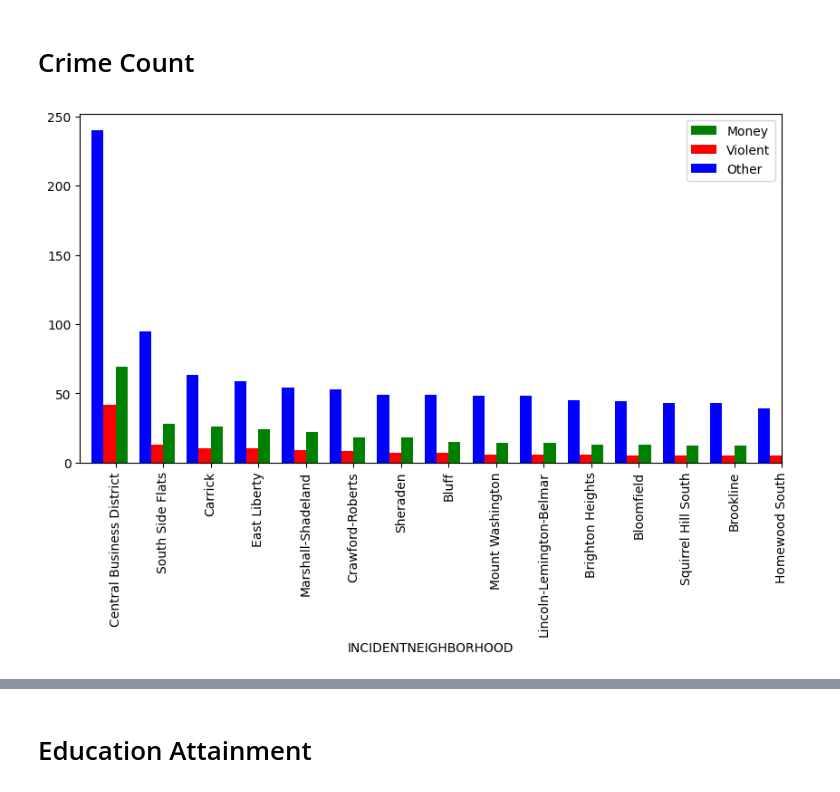
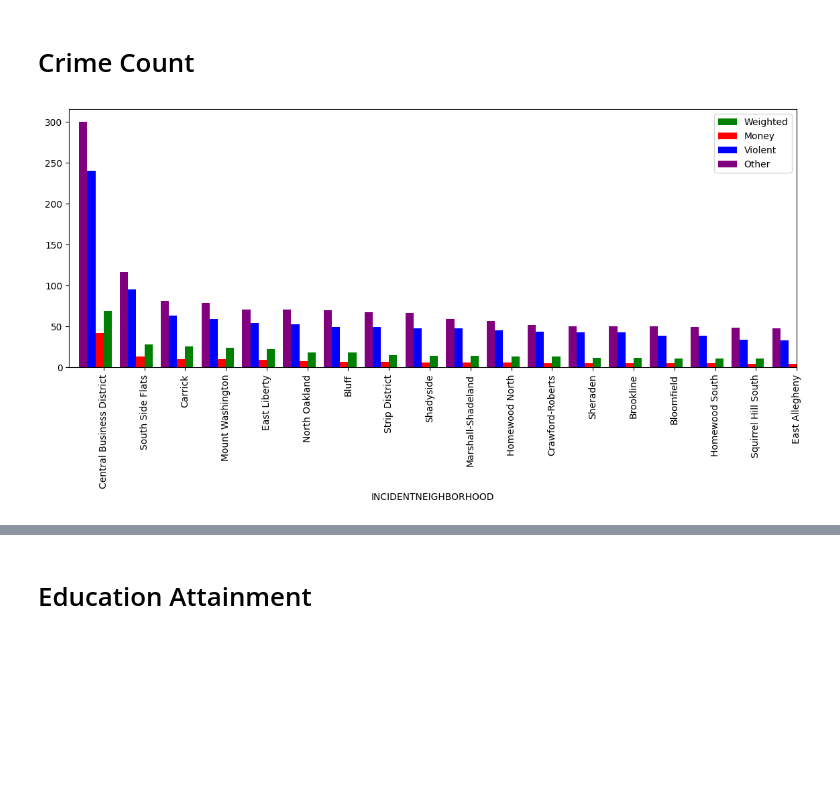
Before and after one commit to CMPINF-0010/Final-Project, a Jupyter notebook: final.ipynb, the cells around one changed output, grey strips where cells are left out. Cells and saved outputs as stored; diff of their text form; code cells hidden in the pictures; blank space fills up the shorter version.

```diff
--- a/final.ipynb
+++ b/final.ipynb
@@ -69,32 +69,42 @@ In relation to public transport, there are several reason why we have concluded
 # %%
 data = pd.read_csv("datasets/crime.csv")
 crime_count = data["INCIDENTNEIGHBORHOOD"].value_counts()
 
 # The violent crimes array was generated with the help of ChatGPT-3.5 after providing it with the ouput of data["INCIDENTHIERARCHYDESC"].unique()
 violent_crimes = ['AGG-ASSAULT', 'AGG. INDECENT ASSAULT W/ UNCONSCIOUS PERSON', 'CRIMINAL HOMICIDE', 'INDECENT ASSAULT',
                   'RAPE', 'RECKLESSLY ENDANGER ANOTH PER', 'ROBBERY', 'ROBBERY OF MOTOR VEHICLE', 'SEXUAL ASSAULT', 'SIMPLE ASSAULT']
 violent_data = data[data["INCIDENTHIERARCHYDESC"].isin(violent_crimes)]
 violent_crime_count = violent_data["INCIDENTNEIGHBORHOOD"].value_counts()
 
 # The money crimes array was generated with the help of ChatGPT-3.5 after providing it with the ouput of data["INCIDENTHIERARCHYDESC"].unique()
 money_crimes = ['BAD CHECKS', 'BURGLARY', 'CREDIT CARDS', 'FORGERY', 'FOUND PROPERTY', 'GAMBLING INVESTIGATION', 'LOST PROPERTY', 'RECEIVING STOLEN PROPERTY',
                 'RETSIL THEFT (SHOPLIFTING)', 'STOLEN PROPERTY - OTHER', 'THEFT', 'THEFT BY DECEPTION', 'THEFT BY EXTORTION', 'THEFT FROM AUTO', 'THEFT OF SERVICES']
 money_data = data[data["INCIDENTHIERARCHYDESC"].isin(money_crimes)]
 money_crime_count = money_data["INCIDENTNEIGHBORHOOD"].value_counts()
 
 other_data = data[~data["INCIDENTHIERARCHYDESC"].isin(violent_crimes + money_crimes)]
 other_crime_count = other_data["INCIDENTNEIGHBORHOOD"].value_counts()
 
+weighted_crimes = crime_count.to_dict()
+for k, v in violent_crime_count.items():
+    weighted_crimes[k] = v * 1
+for k, v in money_crime_count.items():
+    weighted_crimes[k] += v * 2
+for k, v in other_crime_count.items():
+    weighted_crimes[k] += v * 0.5
 
-fig = plt.figure(figsize=(10, 5))
-ax = fig.add_subplot(111)
+weighted_crime_count = pd.Series(weighted_crimes)
 
-money_crime_count.nlargest(15).plot(kind='bar', color='green', ax=ax, width=0.25, position=0)
-violent_crime_count.nlargest(15).plot(kind='bar', color='red', ax=ax, width=0.25, position=1)
-other_crime_count.nlargest(15).plot(kind='bar', color='blue', ax=ax, width=0.25, position=2)
+fig = plt.figure(figsize=(14, 5))
+ax = fig.add_subplot()
 
-ax.legend(["Money", "Violent", "Other"])
+money_crime_count.nlargest(18).plot(kind='bar', color='green', ax=ax, width=0.2, position=0)
+violent_crime_count.nlargest(18).plot(kind='bar', color='red', ax=ax, width=0.2, position=1)
+other_crime_count.nlargest(18).plot(kind='bar', color='blue', ax=ax, width=0.2, position=2)
+weighted_crime_count.nlargest(18).plot(kind='bar', color='purple', ax=ax, width=0.2, position=3)
+
+ax.legend(["Weighted", "Money", "Violent", "Other"])
 plt.xticks(rotation=90)
 plt.show()
 # %% [output]
-[figure, old version]
+[figure, new version]
```
Also changed, not shown: parts of 4 cells of this notebook.
